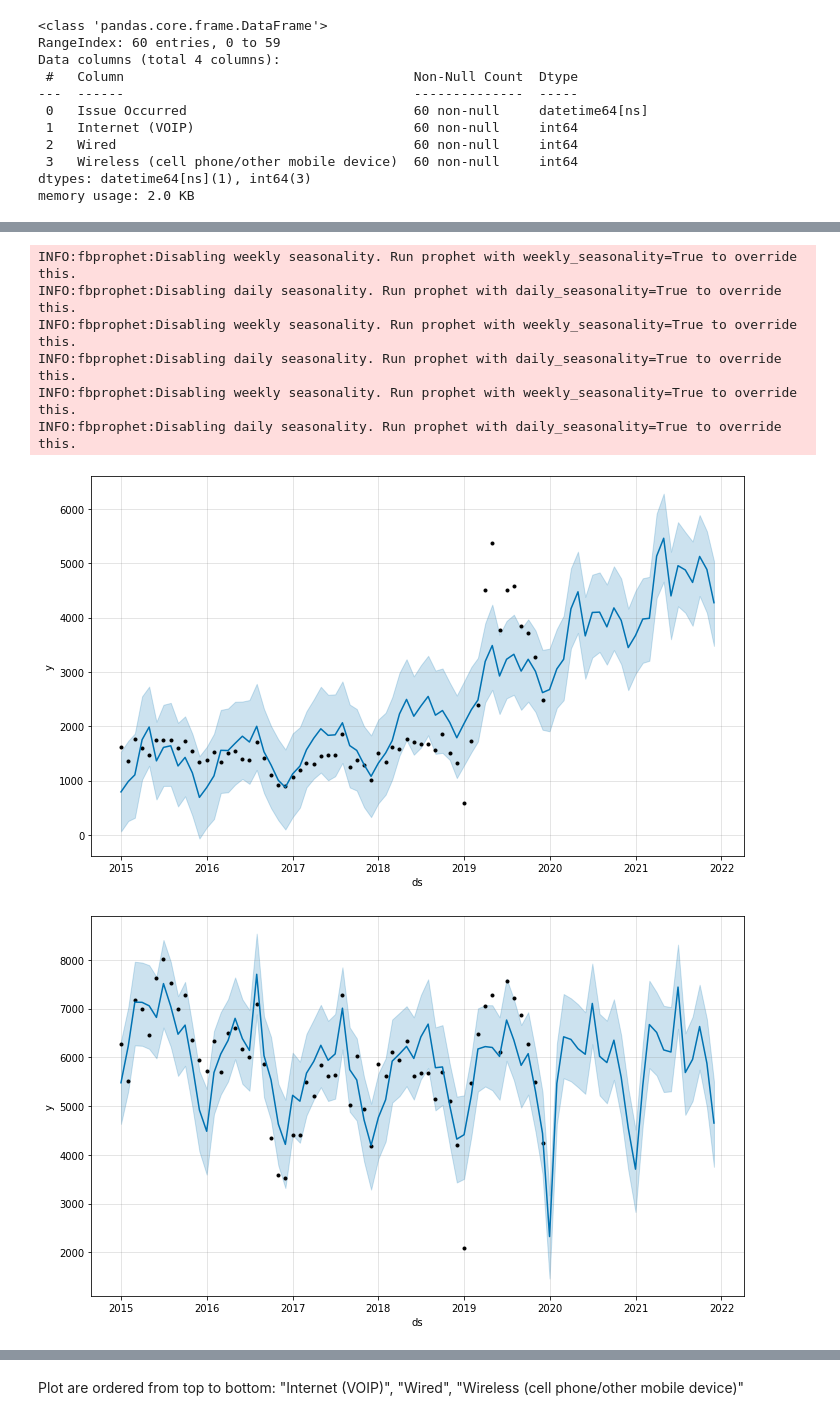
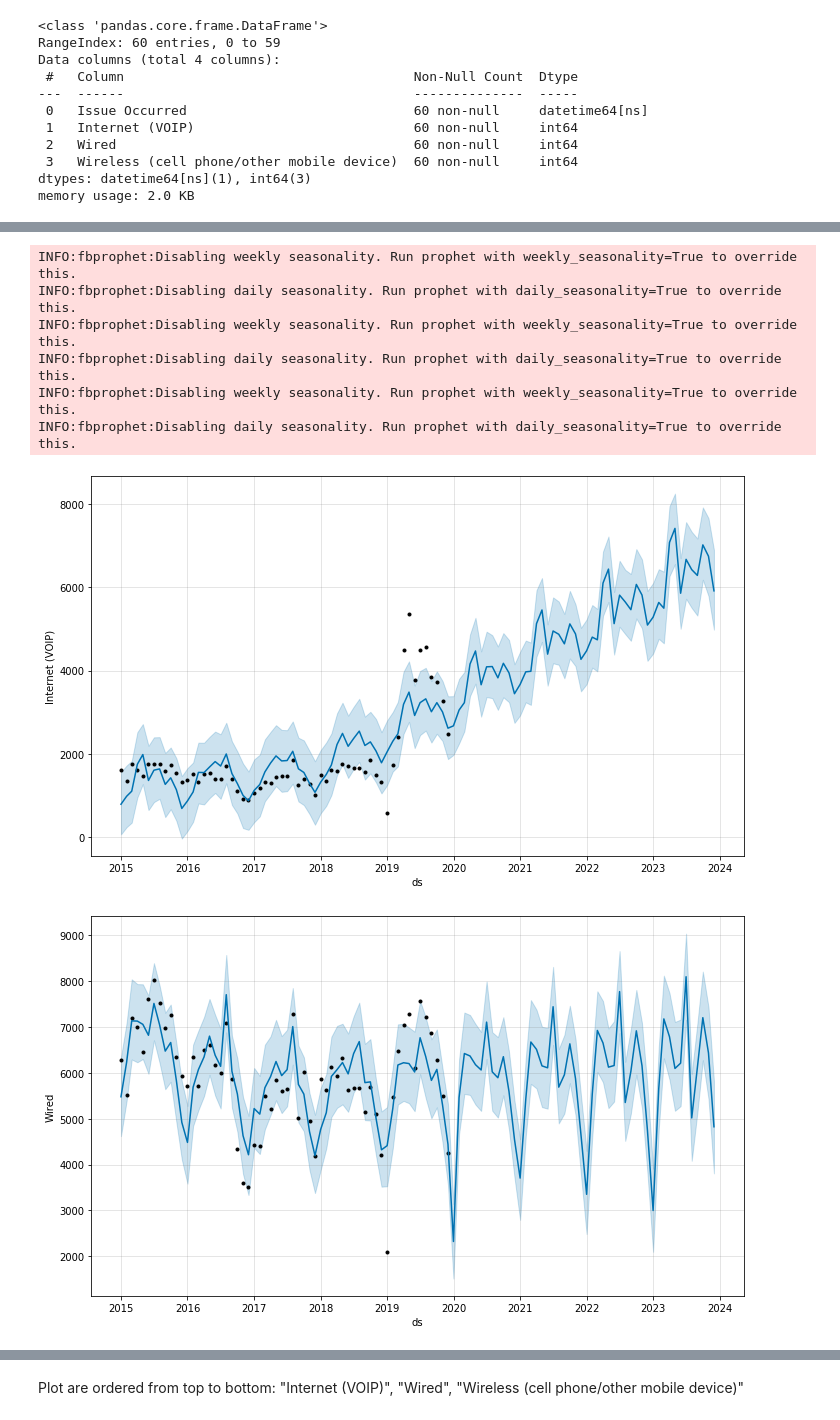
Before and after one commit to sangyeolbaek/SB, a Jupyter notebook: Capstone Project 1/machine_learning_capstone_1.ipynb, the cells around one changed output, grey strips where cells are left out. Cells and saved outputs as stored; diff of their text form; code cells hidden in the pictures.

```diff
--- a/Capstone Project 1/machine_learning_capstone_1.ipynb
+++ b/Capstone Project 1/machine_learning_capstone_1.ipynb
@@ -191,3 +191,17 @@ month_df.head()
 | 2015-03-01 | 1767 | 7186 | 10653 |
 | 2015-04-01 | 1602 | 6996 | 11075 |
 | 2015-05-01 | 1468 | 6459 | 8925 |
+# %%
+# make linear fit for each method
+lin_models = {}
+x = np.array(month_df.index).reshape(-1,1).astype('float')
+y_cols = month_df.columns
+
+for col in y_cols:
+    y = month_df[col]
+    lin_model = LinearRegression()
+    lin_model.fit(x,y)
+    lin_models[col] = lin_model
+
+for m in lin_models:
+    print(lin_models[m].coef_, lin_models[m].intercept_)
@@ -193,0 +212,10 @@ month_df.head()
+# %%
+# get the pred ys
+x_ticks = np.array([np.datetime64('{}-01-01'.format(y), 'ns') for y in np.arange(2015, 2025)]).astype('float')
+print(x_ticks)
+y_preds = []
+
+for m in lin_models:
+    y_preds.append(lin_models[m].predict(x_ticks.reshape(-1,1)))
+
+print(y_preds)
@@ -207,8 +275,3 @@ Data columns (total 4 columns):
  3   Wireless (cell phone/other mobile device)  60 non-null     int64
 dtypes: datetime64[ns](1), int64(3)
 memory usage: 2.0 KB
-# %%
-#for c in ['Internet (VOIP)', 'Wired', 'Wireless (cell phone/other mobile device)']:
-#    month_df.plot.line(x='Issue Occurred', y=c)
-c = ['Internet (VOIP)', 'Wired', 'Wireless (cell phone/other mobile device)']
-month_df.plot.line(x='Issue Occurred', y=c, marker='o', figsize=(9,5), grid=True)
@@ -218,20 +299,26 @@ month_df.plot.line(x='Issue Occurred', y=c, marker='o', figsize=(9,5), grid=True
 # %%
 # do for loop for each method
+#plt.figure(figsize=(9,5))
+#ax = plt.subplot()
+#ax.set_color_cycle(['blue', 'orange', 'green'])
+
+#colors = ['blue', 'orange', 'green']
+
 for c in ['Internet (VOIP)', 'Wired', 'Wireless (cell phone/other mobile device)']:
     df = month_df[['Issue Occurred', c]]
     df.columns = ['ds', 'y']
 
     m = Prophet()
     m.fit(df)
-    future = m.make_future_dataframe(periods=24, freq='M')
+    future = m.make_future_dataframe(periods=48, freq='M')
     forecast = m.predict(future)
-    m.plot(forecast)
+    m.plot(forecast, ylabel=c)
 # %% [output]
 INFO:fbprophet:Disabling weekly seasonality. Run prophet with weekly_seasonality=True to override this.
 INFO:fbprophet:Disabling daily seasonality. Run prophet with daily_seasonality=True to override this.
 INFO:fbprophet:Disabling weekly seasonality. Run prophet with weekly_seasonality=True to override this.
 INFO:fbprophet:Disabling daily seasonality. Run prophet with daily_seasonality=True to override this.
 INFO:fbprophet:Disabling weekly seasonality. Run prophet with weekly_seasonality=True to override this.
 INFO:fbprophet:Disabling daily seasonality. Run prophet with daily_seasonality=True to override this.
-[figure, old version]
+[figure, new version]
-[figure, old version]
+[figure, new version]
```
Also changed, not shown: parts of 16 cells of this notebook.
